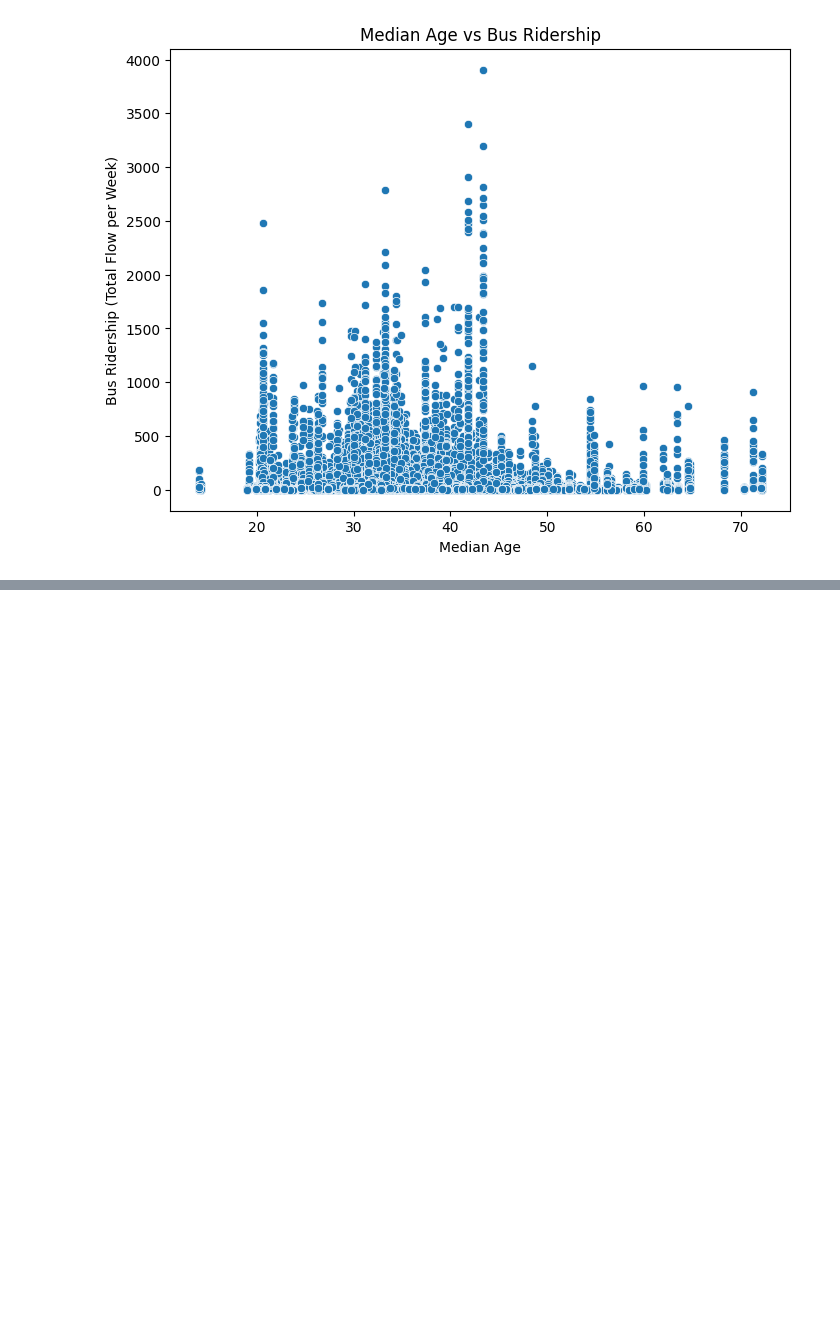
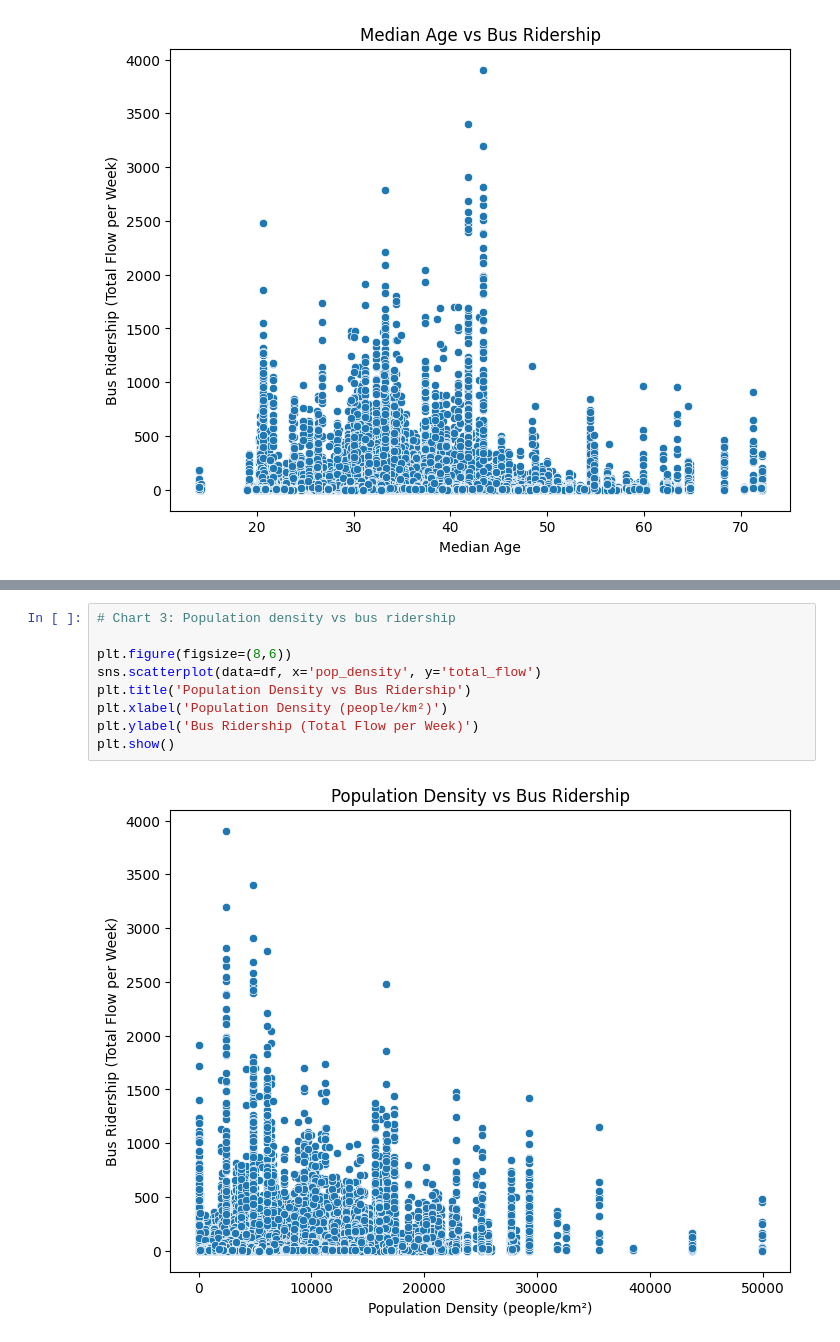
Before and after one commit to Mulhamomar/TIL6022_group10, a Jupyter notebook: TIL-6022 Bus Ridership.ipynb, the cells around one changed output, grey strips where cells are left out. Drawn from its saved outputs; the diff is of its cells as text; blank space fills up the shorter version.

```diff
--- a/TIL-6022 Bus Ridership.ipynb
+++ b/TIL-6022 Bus Ridership.ipynb
@@ -313,0 +325,11 @@ plt.show()
+# %%
+# Chart 3: Population density vs bus ridership
+
+plt.figure(figsize=(8,6))
+sns.scatterplot(data=df, x='pop_density', y='total_flow')
+plt.title('Population Density vs Bus Ridership')
+plt.xlabel('Population Density (people/km²)')
+plt.ylabel('Bus Ridership (Total Flow per Week)')
+plt.show()
+# %% [output]
+[figure, added]
```
Also changed, not shown: parts of 1 cell of this notebook.
